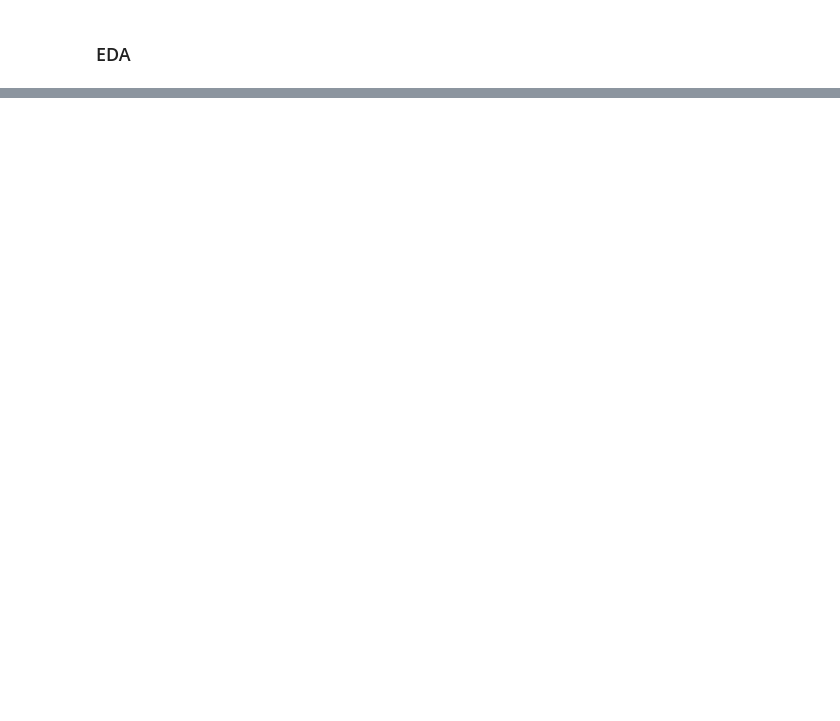
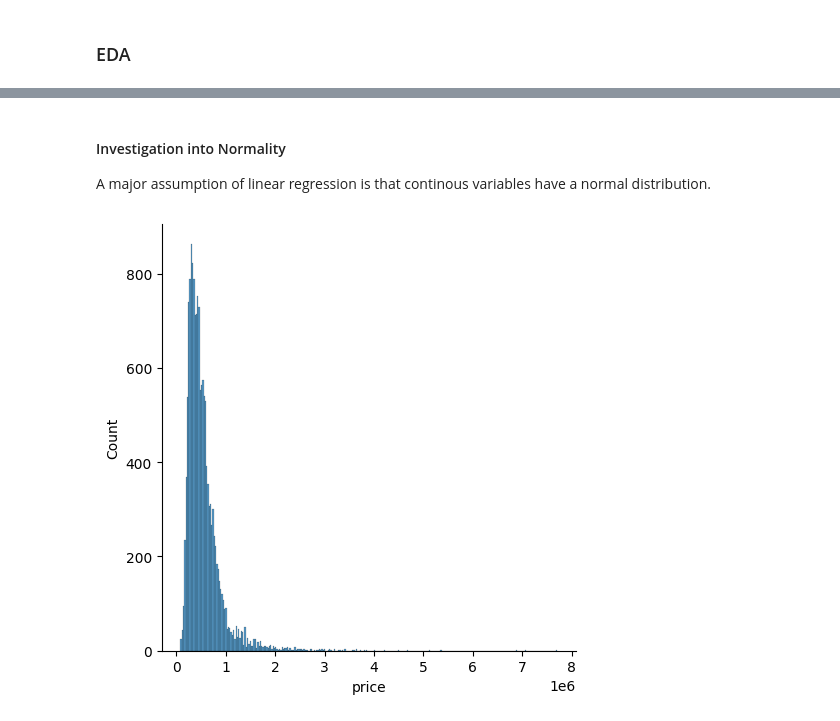
Before and after one commit to ShamlaA/Phase-2-Group-17-Project, a Jupyter notebook: Work_in_Progress/Zenah.ipynb, the cells around one changed output, grey strips where cells are left out. Drawn from its saved outputs; the diff is of its cells as text; code cells hidden in the pictures; blank space fills up the shorter version.

```diff
--- a/Work_in_Progress/Zenah.ipynb
+++ b/Work_in_Progress/Zenah.ipynb
@@ -153,0 +233,8 @@ AttributeError: 'NoneType' object has no attribute 'duplicated'
+# %% [markdown]
+#### Investigation into Normality
+
+A major assumption of linear regression is that continous variables have a normal distribution.
+# %%
+sns.displot(df.price);
+# %% [output]
+[figure, added]
```
Also changed, not shown: parts of 33 cells of this notebook.
